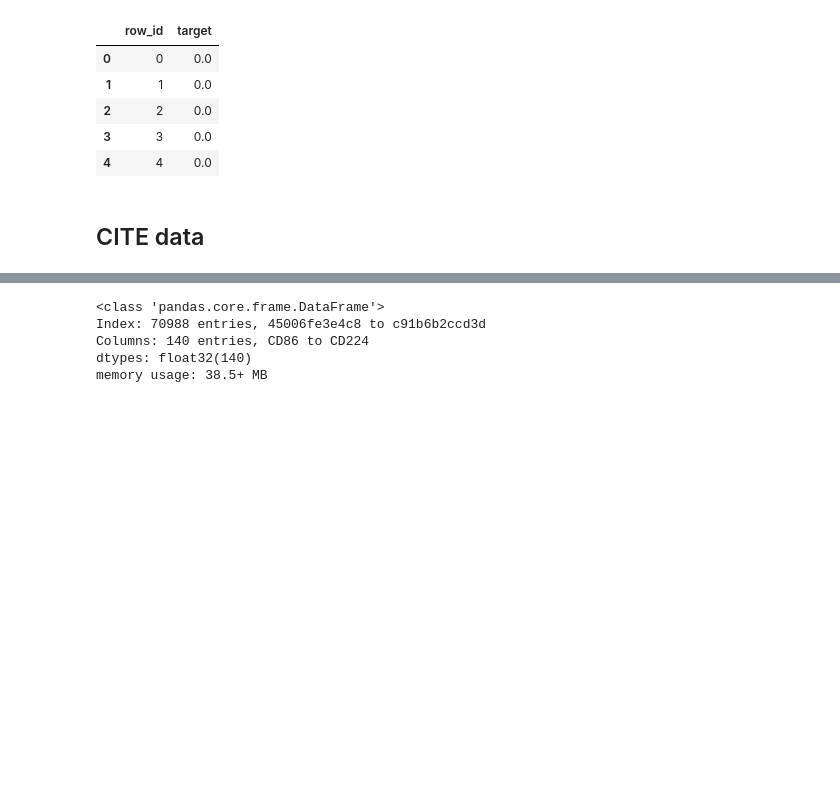
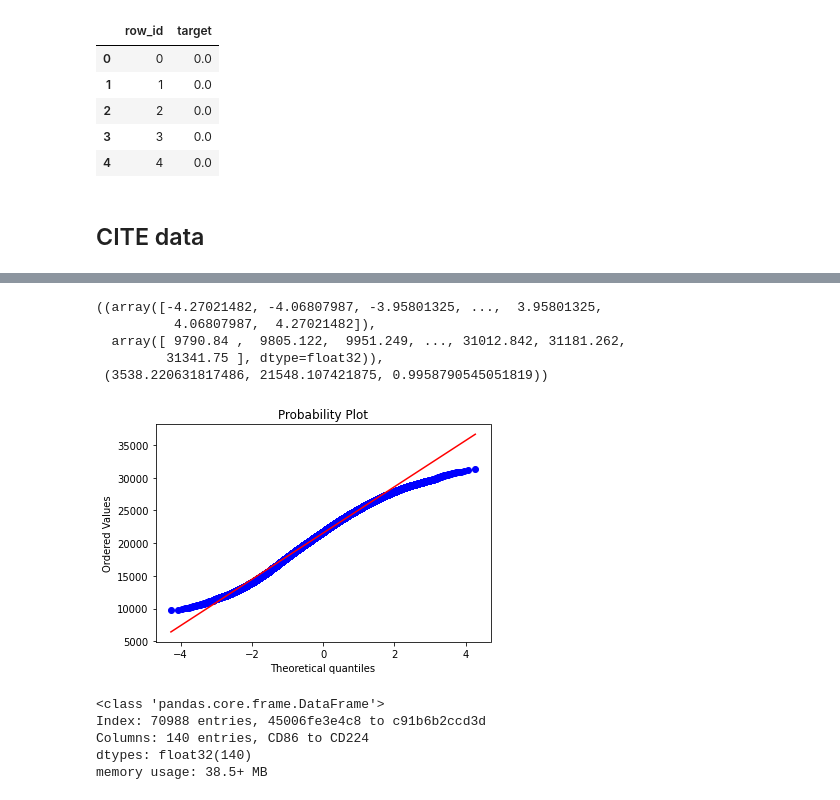
Before and after one commit to IMOKURI/kaggle-multimodal-single-cell-integration, a Jupyter notebook: notebook/EDA.ipynb, the cells around one changed output, grey strips where cells are left out. Saved outputs shown, nothing was run; the diff lists cells and outputs as text; code cells hidden in the pictures; blank space fills up the shorter version.

```diff
--- a/notebook/EDA.ipynb
+++ b/notebook/EDA.ipynb
@@ -471,3 +495,12 @@ memory usage: 66.1+ MB
+# %%
+stats.probplot(sum_by_row, dist="norm", plot=plt)
+# %% [output]
+((array([-4.27021482, -4.06807987, -3.95801325, ...,  3.95801325,
+          4.06807987,  4.27021482]),
+  array([ 9790.84 ,  9805.122,  9951.249, ..., 31012.842, 31181.262,
+         31341.75 ], dtype=float32)),
+ (3538.220631817486, 21548.107421875, 0.9958790545051819))
+[figure, added]
 # %%
 input.train_cite_targets.info()
 # %% [output]
```
Also changed, not shown: parts of 22 cells of this notebook, 3 other files.
